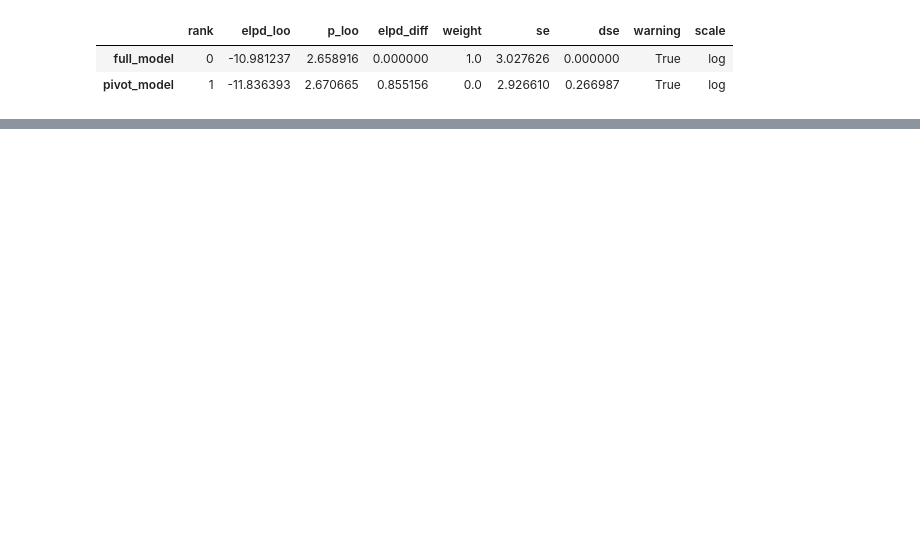
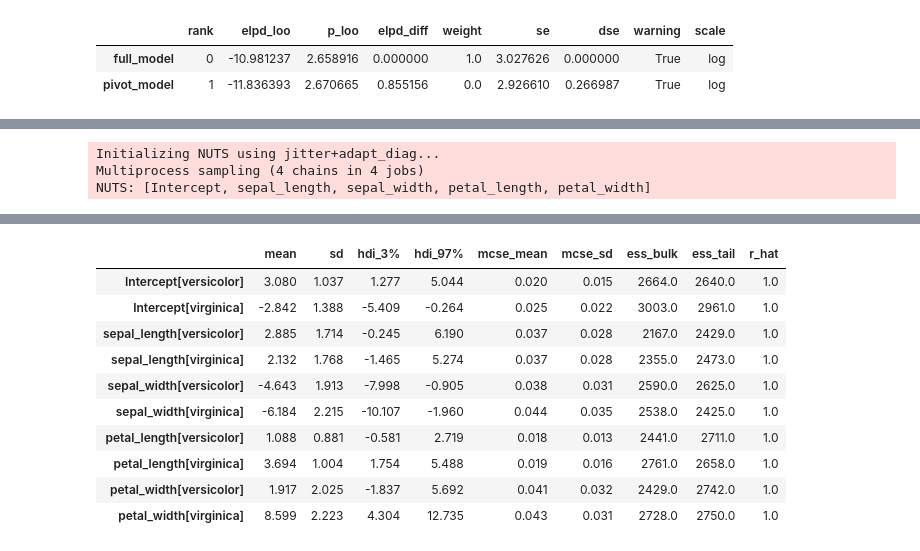
Before and after one commit to DrEntropy/multinom, a Jupyter notebook: multinom.ipynb, the cells around one changed output, grey strips where cells are left out. Saved outputs shown, nothing was run; the diff lists cells and outputs as text; code cells hidden in the pictures; blank space fills up the shorter version.

```diff
--- a/multinom.ipynb
+++ b/multinom.ipynb
@@ -173,0 +146,22 @@ Sampling: [obs]
+# %%
+# Explicily center the length/width data (Bambi does this automatically , but i want to make comparison easier with pymc model)
+
+iris['sepal_length'] = iris['sepal_length'] - iris['sepal_length'].mean()
+iris['sepal_width'] = iris['sepal_width'] - iris['sepal_width'].mean()
+iris['petal_length'] = iris['petal_length'] - iris['petal_length'].mean()
+iris['petal_width'] = iris['petal_width'] - iris['petal_width'].mean()
+# %%
+# bambi version
+import bambi as bmb
+model = bmb.Model(
+    "species ~ sepal_length + sepal_width + petal_length + petal_width",
+    iris,
+    family="categorical",
+)
+# %%
+idata = model.fit()
+az.summary(idata)
+# %% [output]
+Initializing NUTS using jitter+adapt_diag...
+Multiprocess sampling (4 chains in 4 jobs)
+NUTS: [Intercept, sepal_length, sepal_width, petal_length, petal_width]
@@ -173,0 +171,11 @@ Sampling: [obs]
+|  | mean | sd | hdi_3% | hdi_97% | mcse_mean | mcse_sd | ess_bulk | ess_tail | r_hat |
+| Intercept[versicolor] | 3.080 | 1.037 | 1.277 | 5.044 | 0.020 | 0.015 | 2664.0 | 2640.0 | 1.0 |
+| Intercept[virginica] | -2.842 | 1.388 | -5.409 | -0.264 | 0.025 | 0.022 | 3003.0 | 2961.0 | 1.0 |
+| sepal_length[versicolor] | 2.885 | 1.714 | -0.245 | 6.190 | 0.037 | 0.028 | 2167.0 | 2429.0 | 1.0 |
+| sepal_length[virginica] | 2.132 | 1.768 | -1.465 | 5.274 | 0.037 | 0.028 | 2355.0 | 2473.0 | 1.0 |
+| sepal_width[versicolor] | -4.643 | 1.913 | -7.998 | -0.905 | 0.038 | 0.031 | 2590.0 | 2625.0 | 1.0 |
+| sepal_width[virginica] | -6.184 | 2.215 | -10.107 | -1.960 | 0.044 | 0.035 | 2538.0 | 2425.0 | 1.0 |
+| petal_length[versicolor] | 1.088 | 0.881 | -0.581 | 2.719 | 0.018 | 0.013 | 2441.0 | 2711.0 | 1.0 |
+| petal_length[virginica] | 3.694 | 1.004 | 1.754 | 5.488 | 0.019 | 0.016 | 2761.0 | 2658.0 | 1.0 |
+| petal_width[versicolor] | 1.917 | 2.025 | -1.837 | 5.692 | 0.041 | 0.032 | 2429.0 | 2742.0 | 1.0 |
+| petal_width[virginica] | 8.599 | 2.223 | 4.304 | 12.735 | 0.043 | 0.031 | 2728.0 | 2750.0 | 1.0 |
```
Also changed, not shown: parts of 11 cells of this notebook, 1 other file.
